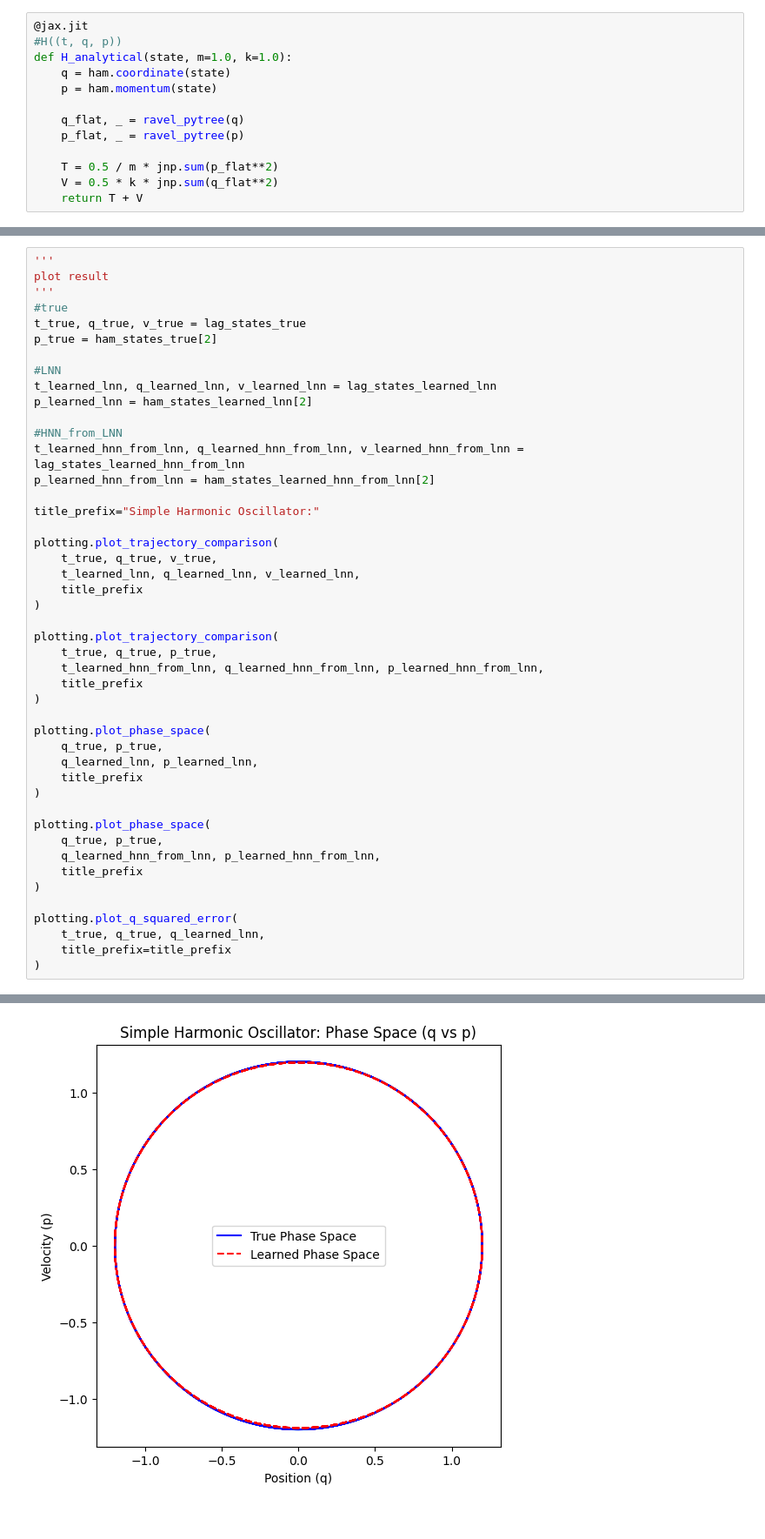
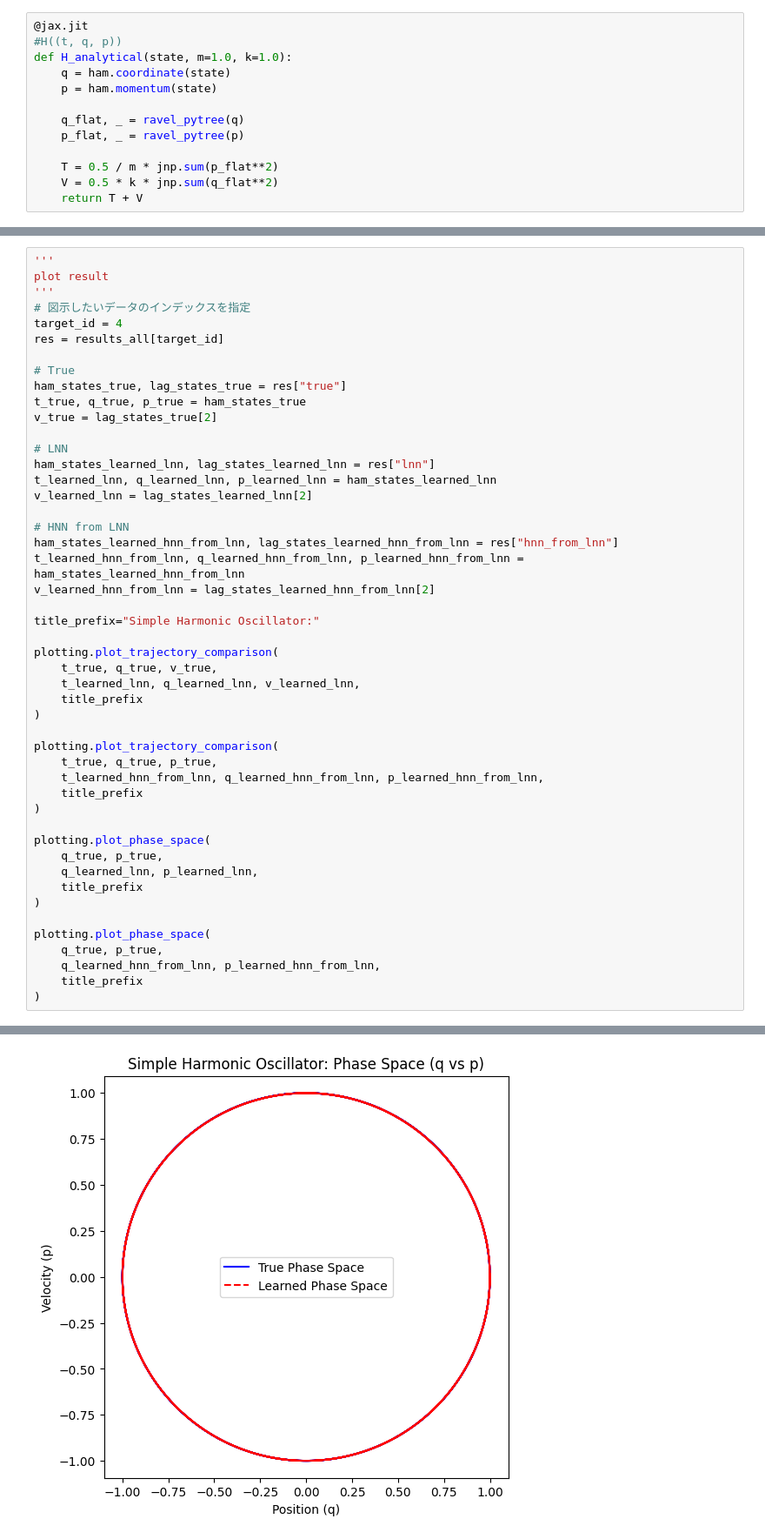
Before and after one commit to nkjm108/PIML, a Jupyter notebook: harmonic_ocillation_1D/H1D_LNN.ipynb, the cells around one changed output, grey strips where cells are left out. Shown at 87% size. Saved outputs shown, nothing was run; the diff lists cells and outputs as text.

```diff
--- a/harmonic_ocillation_1D/H1D_LNN.ipynb
+++ b/harmonic_ocillation_1D/H1D_LNN.ipynb
@@ -282,17 +295,24 @@ print("軌道生成が完了しました。")
 '''
 plot result
 '''
-#true
-t_true, q_true, v_true = lag_states_true
-p_true = ham_states_true[2]
+# 図示したいデータのインデックスを指定
+target_id = 4
+res = results_all[target_id]
 
-#LNN
-t_learned_lnn, q_learned_lnn, v_learned_lnn = lag_states_learned_lnn
-p_learned_lnn = ham_states_learned_lnn[2]
+# True
+ham_states_true, lag_states_true = res["true"]
+t_true, q_true, p_true = ham_states_true
+v_true = lag_states_true[2]
 
-#HNN_from_LNN
-t_learned_hnn_from_lnn, q_learned_hnn_from_lnn, v_learned_hnn_from_lnn = lag_states_learned_hnn_from_lnn
-p_learned_hnn_from_lnn = ham_states_learned_hnn_from_lnn[2]
+# LNN
+ham_states_learned_lnn, lag_states_learned_lnn = res["lnn"]
+t_learned_lnn, q_learned_lnn, p_learned_lnn = ham_states_learned_lnn
+v_learned_lnn = lag_states_learned_lnn[2]
+
+# HNN from LNN
+ham_states_learned_hnn_from_lnn, lag_states_learned_hnn_from_lnn = res["hnn_from_lnn"]
+t_learned_hnn_from_lnn, q_learned_hnn_from_lnn, p_learned_hnn_from_lnn = ham_states_learned_hnn_from_lnn
+v_learned_hnn_from_lnn = lag_states_learned_hnn_from_lnn[2]
 
 title_prefix="Simple Harmonic Oscillator:"
 
@@ -319,9 +339,4 @@ plotting.plot_phase_space(
     q_learned_hnn_from_lnn, p_learned_hnn_from_lnn,
     title_prefix
 )
-
-plotting.plot_q_squared_error(
-    t_true, q_true, q_learned_lnn,
-    title_prefix=title_prefix
-)
 # %% [output]
@@ -331 +346 @@ plotting.plot_q_squared_error(
-[figure, old version]
+[figure, new version]
```
Also changed, not shown: parts of 8 cells of this notebook, 4 other files.
